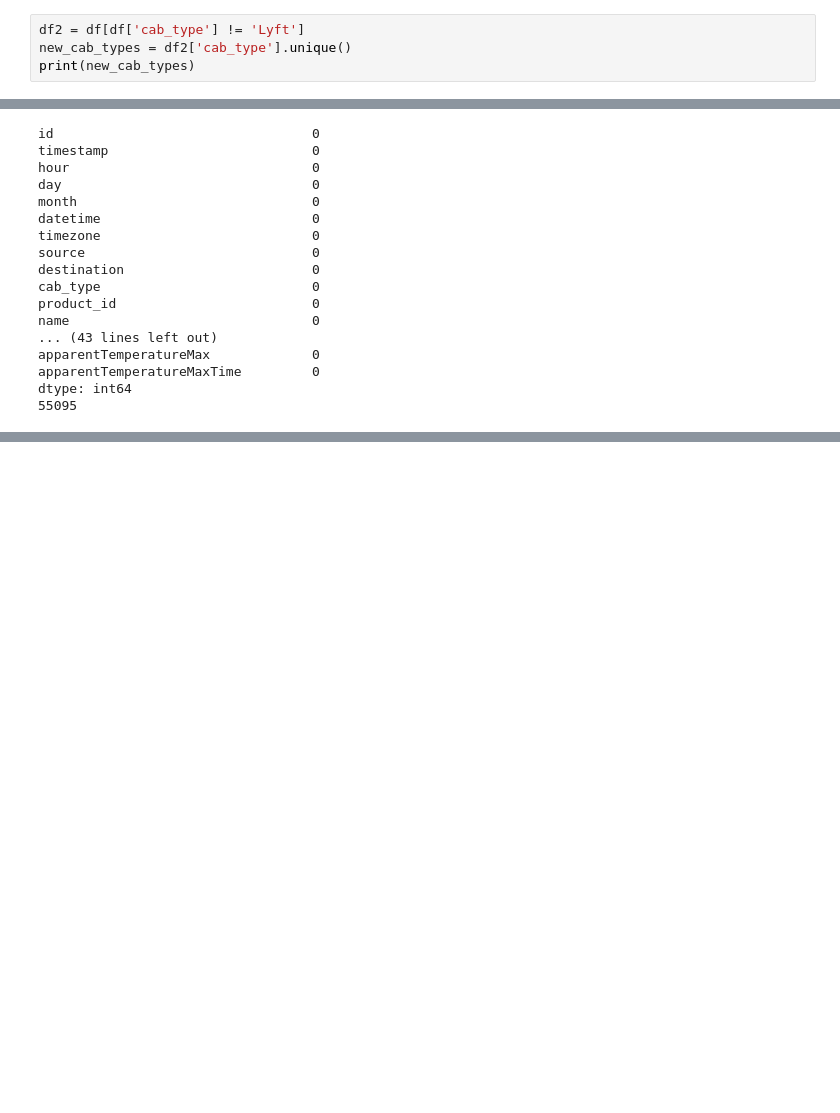
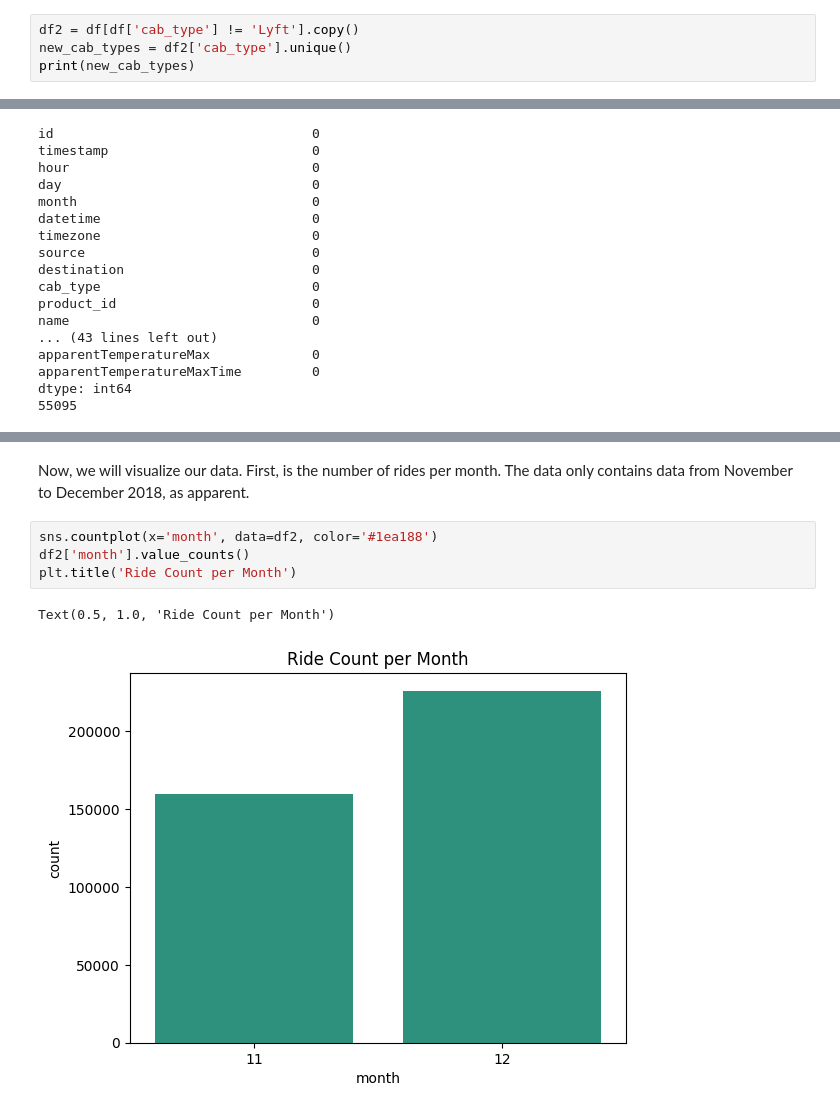
Before and after one commit to achchala/rideshare-predictive-pricing, a Jupyter notebook: notebooks/data_exploration.ipynb, the cells around one changed output, grey strips where cells are left out. Cells and saved outputs as stored; diff of their text form; blank space fills up the shorter version.

```diff
--- a/notebooks/data_exploration.ipynb
+++ b/notebooks/data_exploration.ipynb
@@ -41,7 +41,7 @@ plt.show()
 # %% [markdown]
 Creating a Pandas DataFrame with only Uber records, as we will be only using Uber data in our model development.
 # %%
-df2 = df[df['cab_type'] != 'Lyft']
+df2 = df[df['cab_type'] != 'Lyft'].copy()
 new_cab_types = df2['cab_type'].unique()
 print(new_cab_types)
 # %% [output]
@@ -79,0 +96,9 @@ See the caveats in the documentation: https://pandas.pydata.org/pandas-docs/stab
+# %% [markdown]
+Now, we will visualize our data. First, is the number of rides per month. The data only contains data from November to December 2018, as apparent.
+# %%
+sns.countplot(x='month', data=df2, color='#1ea188')
+df2['month'].value_counts()
+plt.title('Ride Count per Month')
+# %% [output]
+Text(0.5, 1.0, 'Ride Count per Month')
+[figure, added]
```
Also changed, not shown: parts of 9 cells of this notebook.
